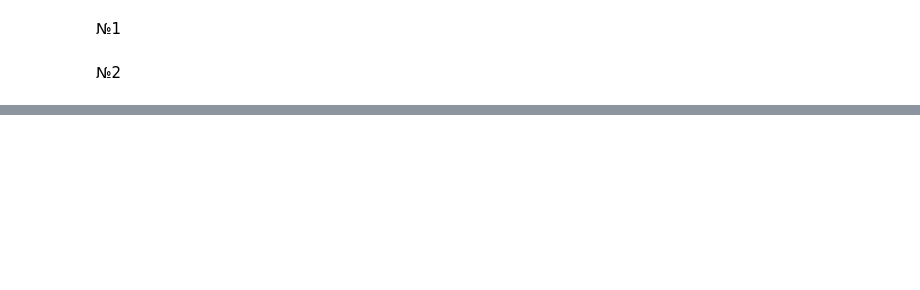
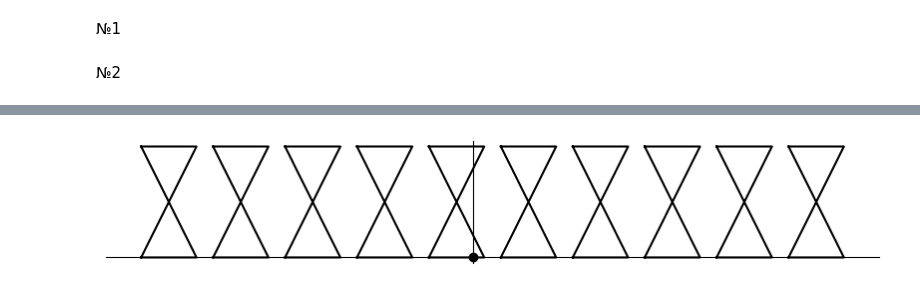
Before and after one commit to wtfgh/figurki, a Jupyter notebook: figurki.ipynb, the cells around one changed output, grey strips where cells are left out. Cells and saved outputs as stored; diff of their text form; code cells hidden in the pictures; blank space fills up the shorter version.

```diff
--- a/figurki.ipynb
+++ b/figurki.ipynb
@@ -52,0 +77,7 @@ plt.show()
+# %%
+
+def tr_symmetry(polygon):
+    v_symmetrical_poly = []
+    for vertice in polygon:
+        v_symmetrical_poly.append((vertice[0], vertice[1] + max([i[1] for i in polygon]) * 2 - vertice[1] * 2))
+    return v_symmetrical_poly
@@ -52,0 +128,19 @@ plt.show()
+# %%
+fig3, ax3 = plt.subplots(figsize = (10, 5))
+
+ax3.spines['left'].set_position('zero')
+ax3.spines['bottom'].set_position('zero')
+ax3.spines['top'].set_visible(False)
+ax3.spines['right'].set_visible(False)
+ax3.set_xticks([])
+ax3.set_yticks([])
+ax3.scatter(0, 0, color = 'black')
+
+draw_a_sequence_of_shapes(ax3, map(functools.partial(tr_translate, direction = get_directional_vector(180), distance = 6), map(tr_symmetry, gen_triangle(0.3, 10))))
+draw_a_sequence_of_shapes(ax3, map(functools.partial(tr_translate, direction = get_directional_vector(180), distance = 6), gen_triangle(0.3, 10)))
+
+
+ax3.set_aspect('equal')
+plt.show()
+# %% [output]
+[figure, added]
```
Also changed, not shown: parts of 11 cells of this notebook.
